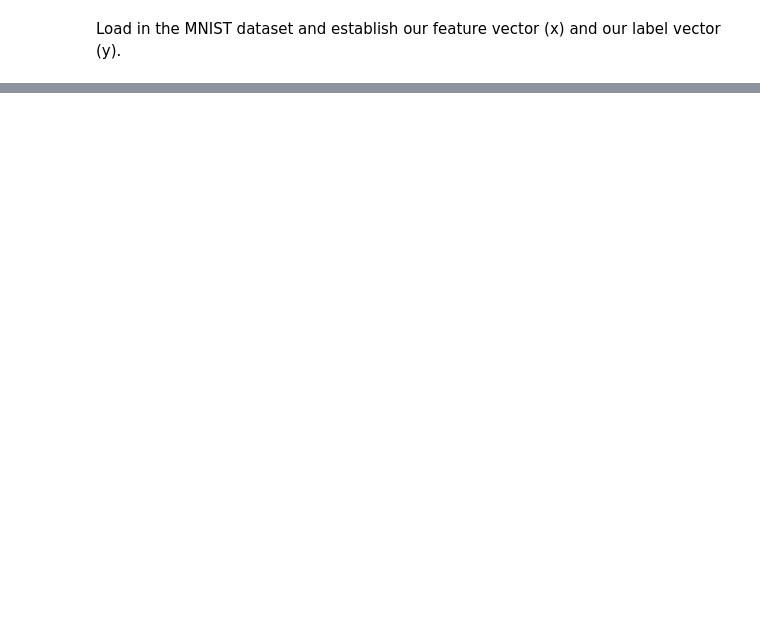
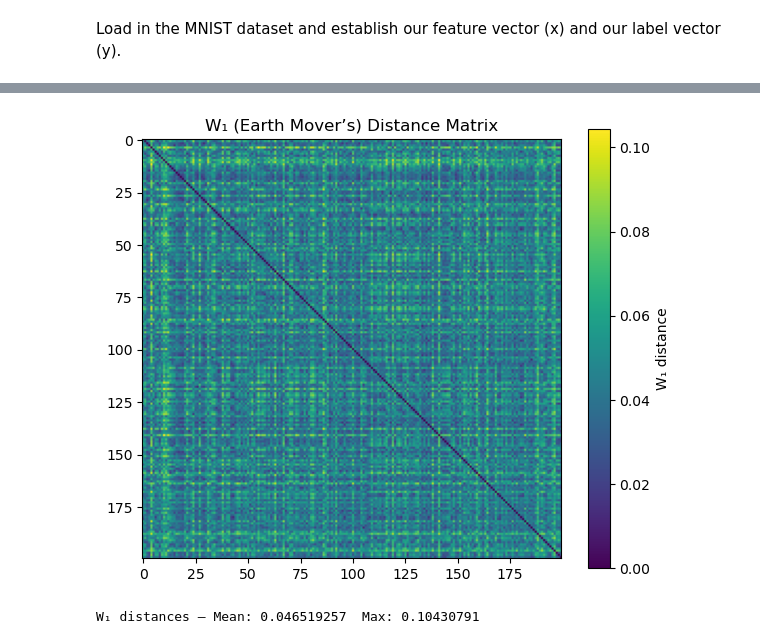
Before and after one commit to KennethColeDavis/Mathematical-DS-Assignment1, a Jupyter notebook: main.ipynb, the cells around one changed output, grey strips where cells are left out. Cells and saved outputs as stored; diff of their text form; code cells hidden in the pictures; blank space fills up the shorter version.

```diff
--- a/main.ipynb
+++ b/main.ipynb
@@ -54,0 +123,52 @@ plt.show()
+# %%
+import numpy as np
+import matplotlib.pyplot as plt
+from joblib import Parallel, delayed
+
+# Use the same sorted images you already created earlier:
+#   X_sorted = X_subset[sorted_indices]
+# Choose how many images to use (500 can be slow; start with 150–300)
+N = 200
+imgs = X_sorted[:N].reshape(N, 28, 28).astype(np.float32)
+
+# 1) Binarize and normalize each image to a probability distribution
+threshold = 80.0
+binary = (imgs > threshold).astype(np.float32)
+a = binary.reshape(N, -1)                        # shape: (N, 784)
+a_sum = a.sum(axis=1, keepdims=True)
+a = a / (a_sum + 1e-8)                           # avoid divide-by-zero for blank digits
+
+# 2) Build the ground-cost matrix over pixel locations (Euclidean on the grid)
+h, w = 28, 28
+yy, xx = np.meshgrid(np.arange(h, dtype=np.float32), np.arange(w, dtype=np.float32), indexing='ij')
+coords = np.stack([yy.ravel(), xx.ravel()], axis=1)   # shape: (784, 2)
+M = ot.dist(coords, coords, metric='euclidean').astype(np.float32)  # shape: (784, 784)
+M /= M.max() + 1e-8  # optional normalization for numeric stability
+
+# 3) Pairwise W1 computations (parallelized over the upper triangle)
+def w1_pair(i, j):
+    # Exact EMD (W1) using linear programming:
+    return float(ot.emd2(a[i], a[j], M))
+    # If you need speed, use entropic Sinkhorn approximation instead (uncomment):
+    # return float(ot.sinkhorn2(a[i], a[j], M, reg=5e-2, numItermax=1000)[0])
+
+pairs = [(i, j) for i in range(N) for j in range(i, N)]
+vals = Parallel(n_jobs=-1, prefer="threads")(delayed(w1_pair)(i, j) for (i, j) in pairs)
+
+W1 = np.zeros((N, N), dtype=np.float32)
+for v, (i, j) in zip(vals, pairs):
+    W1[i, j] = v
+    W1[j, i] = v
+
+# 4) Visualize and summarize
+plt.figure(figsize=(6, 5))
+plt.imshow(W1, cmap='viridis')
+plt.title('W₁ (Earth Mover’s) Distance Matrix')
+plt.colorbar(label='W₁ distance')
+plt.tight_layout()
+plt.show()
+
+print("W₁ distances — Mean:", np.mean(W1), " Max:", np.max(W1))
+# %% [output]
+[figure, added]
+W₁ distances — Mean: 0.046519257  Max: 0.10430791
```
Also changed, not shown: parts of 4 cells of this notebook.
